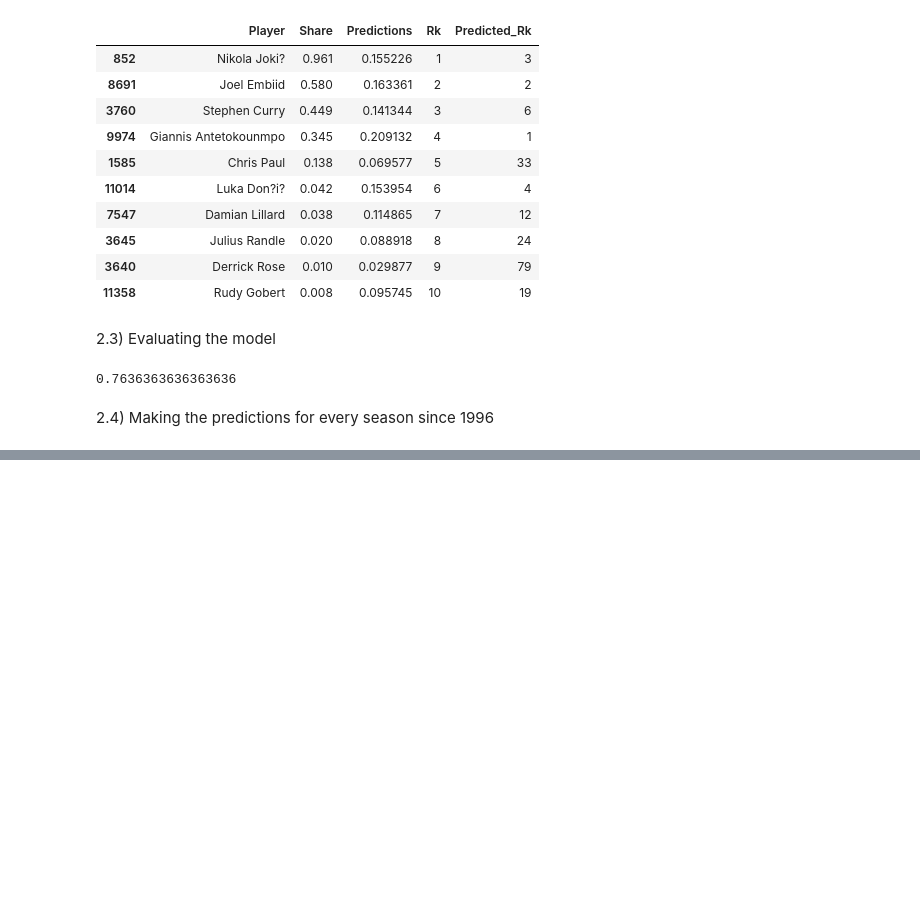
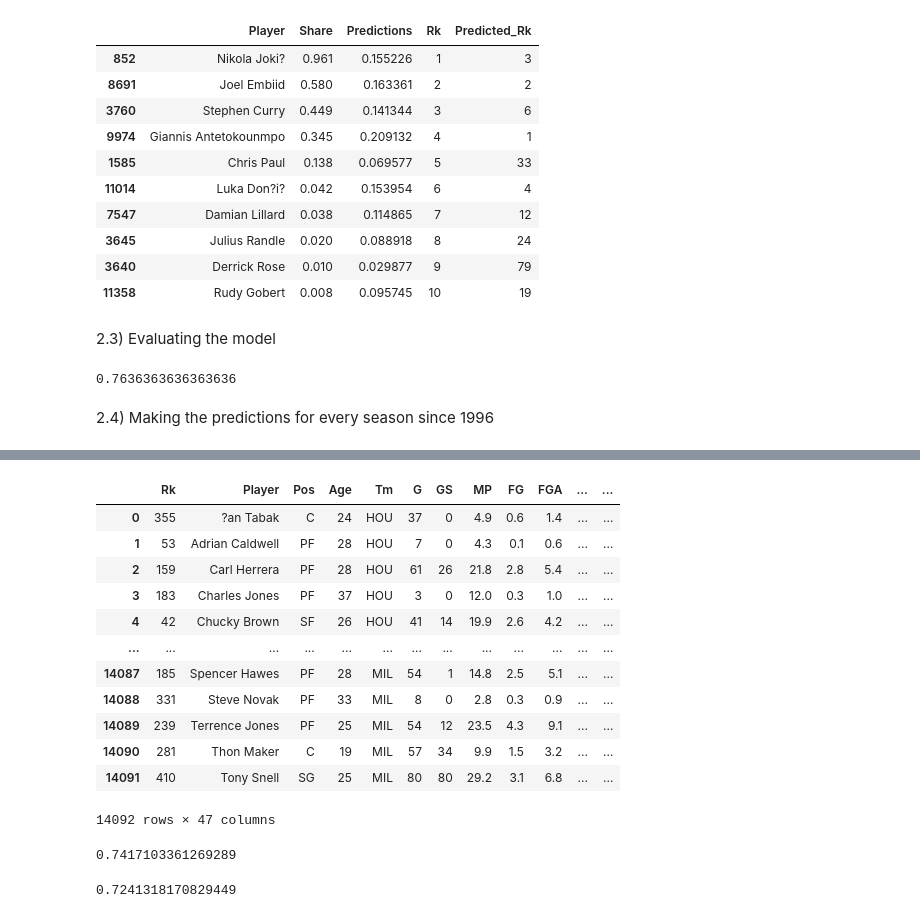
Before and after one commit to marczak10/NBA-MVP-Prediction, a Jupyter notebook: nba-mvp-prediction.ipynb, the cells around one changed output, grey strips where cells are left out. Drawn from its saved outputs; the diff is of its cells as text; code cells hidden in the pictures; blank space fills up the shorter version.

```diff
--- a/nba-mvp-prediction.ipynb
+++ b/nba-mvp-prediction.ipynb
@@ -550,0 +577,22 @@ all_preds[all_preds["Rk"] <= 5].sort_values("Difference").head(15)
+# %%
+stat_ratios = stats[["Year", "PTS", "AST", "STL", "BLK", "3P"]].groupby("Year").apply(lambda x: x/x.mean())
+# %%
+stat_ratios = stat_ratios.set_index(stats.index)
+# %%
+stats[["PTS_Ratio", "AST_Ratio", "STL_Ratio", "BLK_Ratio", "3P_Ratio"]] = stat_ratios[["PTS", "AST", "STL", "BLK", "3P"]]
+# %%
+stats
+# %% [output]
+|  | Rk | Player | Pos | Age | Tm | G | GS | MP | FG | FGA | ... | ... |
+| 0 | 355 | ?an Tabak | C | 24 | HOU | 37 | 0 | 4.9 | 0.6 | 1.4 | ... | ... |
+| 1 | 53 | Adrian Caldwell | PF | 28 | HOU | 7 | 0 | 4.3 | 0.1 | 0.6 | ... | ... |
+| 2 | 159 | Carl Herrera | PF | 28 | HOU | 61 | 26 | 21.8 | 2.8 | 5.4 | ... | ... |
+| 3 | 183 | Charles Jones | PF | 37 | HOU | 3 | 0 | 12.0 | 0.3 | 1.0 | ... | ... |
+| 4 | 42 | Chucky Brown | SF | 26 | HOU | 41 | 14 | 19.9 | 2.6 | 4.2 | ... | ... |
+| ... | ... | ... | ... | ... | ... | ... | ... | ... | ... | ... | ... | ... |
+| 14087 | 185 | Spencer Hawes | PF | 28 | MIL | 54 | 1 | 14.8 | 2.5 | 5.1 | ... | ... |
+| 14088 | 331 | Steve Novak | PF | 33 | MIL | 8 | 0 | 2.8 | 0.3 | 0.9 | ... | ... |
+| 14089 | 239 | Terrence Jones | PF | 25 | MIL | 54 | 12 | 23.5 | 4.3 | 9.1 | ... | ... |
+| 14090 | 281 | Thon Maker | C | 19 | MIL | 57 | 34 | 9.9 | 1.5 | 3.2 | ... | ... |
+| 14091 | 410 | Tony Snell | SG | 25 | MIL | 80 | 80 | 29.2 | 3.1 | 6.8 | ... | ... |
+14092 rows × 47 columns
@@ -550,0 +603,4 @@ all_preds[all_preds["Rk"] <= 5].sort_values("Difference").head(15)
+# %%
+mean_ap
+# %% [output]
+0.7417103361269289
@@ -550,0 +611,4 @@ all_preds[all_preds["Rk"] <= 5].sort_values("Difference").head(15)
+# %%
+mean_ap
+# %% [output]
+0.7241318170829449
```
Also changed, not shown: parts of 11 cells of this notebook.
